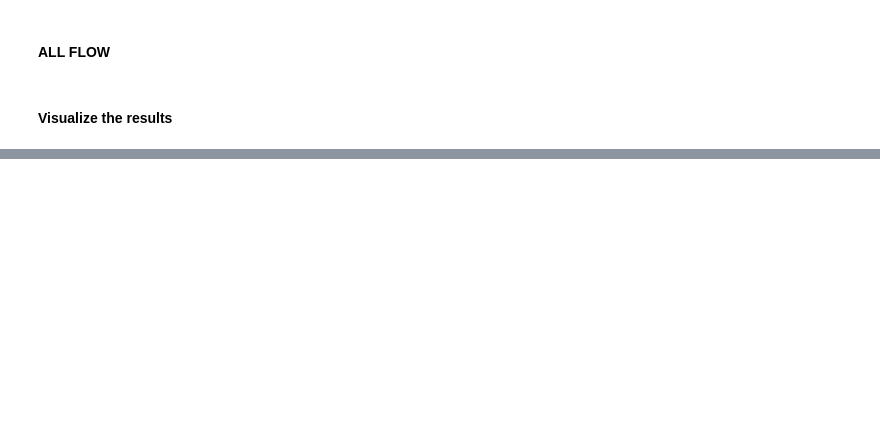
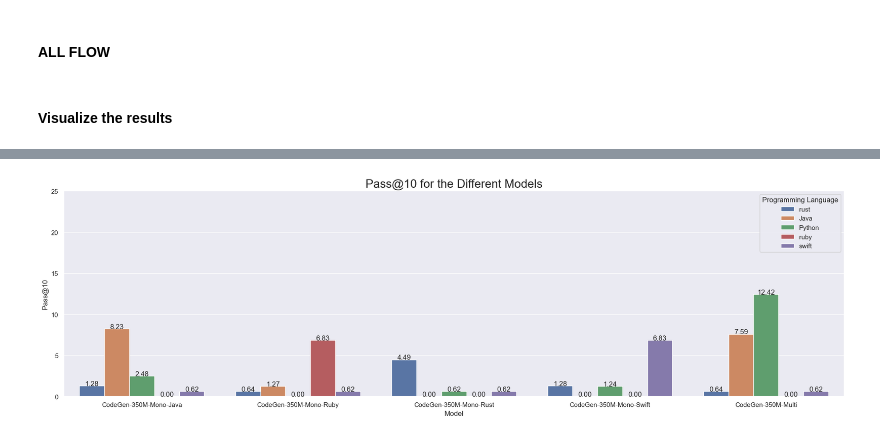
Before and after one commit to ammarnasr/LLM-for-code-intelligence, a Jupyter notebook: Evaluation/MultiPL-E/demo.ipynb, the cells around one changed output, grey strips where cells are left out. Cells and saved outputs as stored; diff of their text form; code cells hidden in the pictures; blank space fills up the shorter version.

```diff
--- a/Evaluation/MultiPL-E/demo.ipynb
+++ b/Evaluation/MultiPL-E/demo.ipynb
@@ -298,22 +248,24 @@ posx and posy should be finite values
 # %%
 sns.set(rc={'figure.figsize':(23.7,6.27)})
 ax = sns.barplot(x="Model", y=pass_type, hue="Programming Language", data=df)
 ax.set_xticklabels(ax.get_xticklabels(), rotation=0)
 #set the y axis to start at 0 and end at 50
 plt.ylim(0, 25)
 #writer the y values on top of the bars
 for p in ax.patches:
     height = p.get_height()
     ax.text(p.get_x()+p.get_width()/2.,
             height + 0.01,
             '{:1.2f}'.format(height),
             ha="center")
 #Add a title in bigger font
 plt.title(f'{pass_type} for the Different Models', fontsize=20)
 
-fig_name = f'final_pass_at_10.pdf'
+fig_name = f'final_pass_at_10.png'
 plt.savefig(fig_name, bbox_inches='tight')
 plt.show()
+# %% [output]
+[figure, added]
 # %%
 # df where programming language is Python
 df_python = df[df['Programming Language'] == 'Python']
```
Also changed, not shown: parts of 3 cells of this notebook, 25 other files.
